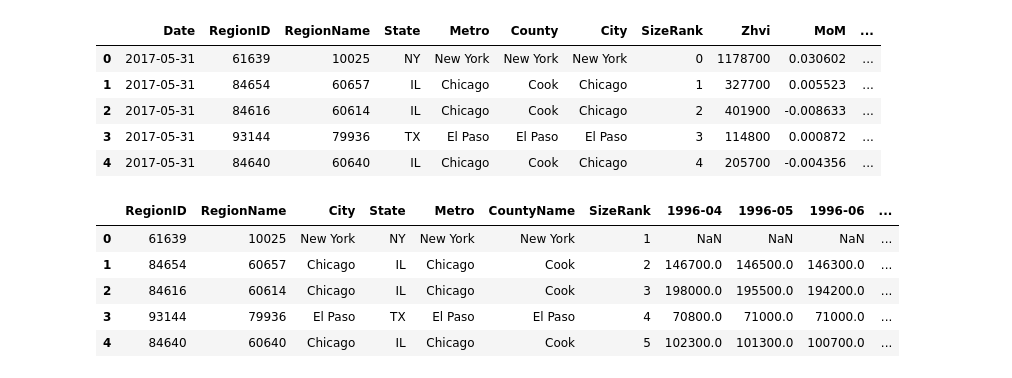
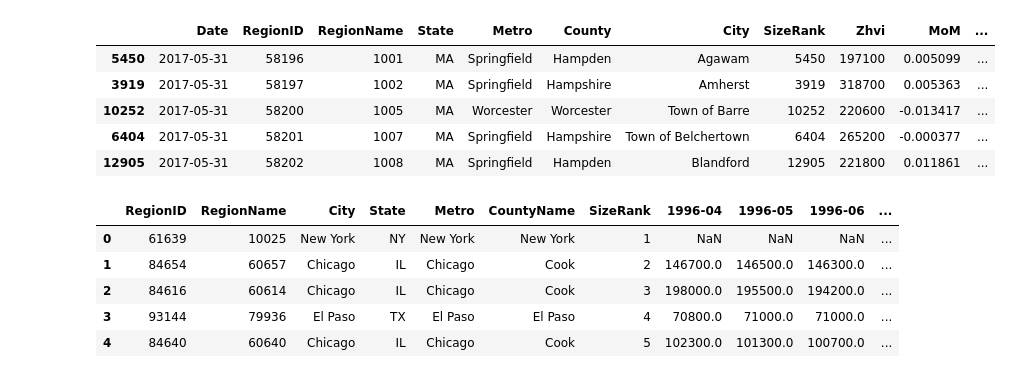
Before and after one commit to tiptonicedt/springboard, a Jupyter notebook: capstone_project_zillow/Zillow_Statistical_Inference.ipynb, the cells around one changed output. Cells and saved outputs as stored; diff of their text form; code cells hidden in the pictures.

```diff
--- a/capstone_project_zillow/Zillow_Statistical_Inference.ipynb
+++ b/capstone_project_zillow/Zillow_Statistical_Inference.ipynb
@@ -19,14 +20,15 @@ css = open('style-table.css').read() + open('style-notebook.css').read()
 HTML('<style>{}</style>'.format(css))
 # %%
 homes1 = pd.DataFrame.from_csv('data/Zip_Zhvi_Summary_AllHomes.csv', index_col=None)
+homes1 = homes1.sort_values('RegionName')
 homes1.head()
 # %% [output]
 |  | Date | RegionID | RegionName | State | Metro | County | City | SizeRank | Zhvi | MoM | ... |
-| 0 | 2017-05-31 | 61639 | 10025 | NY | New York | New York | New York | 0 | 1178700 | 0.030602 | ... |
-| 1 | 2017-05-31 | 84654 | 60657 | IL | Chicago | Cook | Chicago | 1 | 327700 | 0.005523 | ... |
-| 2 | 2017-05-31 | 84616 | 60614 | IL | Chicago | Cook | Chicago | 2 | 401900 | -0.008633 | ... |
-| 3 | 2017-05-31 | 93144 | 79936 | TX | El Paso | El Paso | El Paso | 3 | 114800 | 0.000872 | ... |
-| 4 | 2017-05-31 | 84640 | 60640 | IL | Chicago | Cook | Chicago | 4 | 205700 | -0.004356 | ... |
+| 5450 | 2017-05-31 | 58196 | 1001 | MA | Springfield | Hampden | Agawam | 5450 | 197100 | 0.005099 | ... |
+| 3919 | 2017-05-31 | 58197 | 1002 | MA | Springfield | Hampshire | Amherst | 3919 | 318700 | 0.005363 | ... |
+| 10252 | 2017-05-31 | 58200 | 1005 | MA | Worcester | Worcester | Town of Barre | 10252 | 220600 | -0.013417 | ... |
+| 6404 | 2017-05-31 | 58201 | 1007 | MA | Springfield | Hampshire | Town of Belchertown | 6404 | 265200 | -0.000377 | ... |
+| 12905 | 2017-05-31 | 58202 | 1008 | MA | Springfield | Hampden | Blandford | 12905 | 221800 | 0.011861 | ... |
 # %%
 homes2 = pd.DataFrame.from_csv('data/Zip_Zhvi_AllHomes.csv', index_col=None)
 homes2.head()
```
Also changed, not shown: parts of 63 cells of this notebook, 10 other files.
